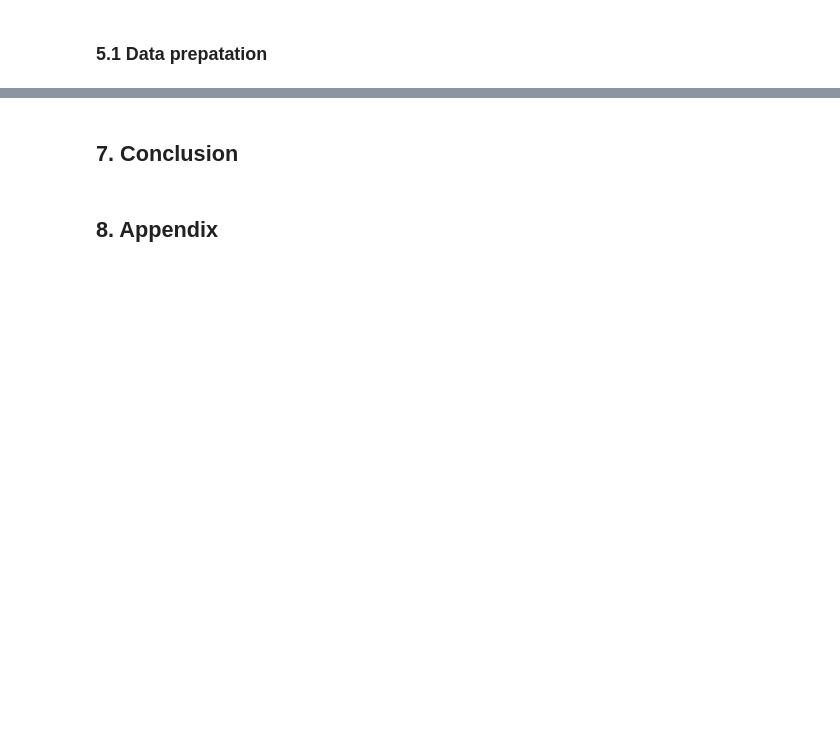
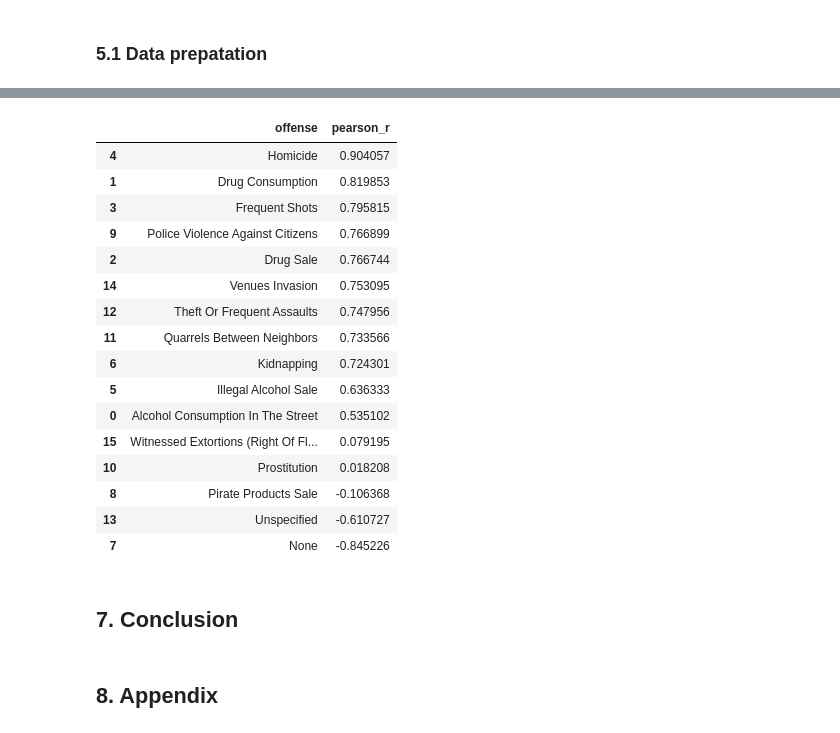
Before and after one commit to irenecelebrin/programming-for-data-analytics, a Jupyter notebook: project/project.ipynb, the cells around one changed output, grey strips where cells are left out. Drawn from its saved outputs; the diff is of its cells as text; code cells hidden in the pictures; blank space fills up the shorter version.

```diff
--- a/project/project.ipynb
+++ b/project/project.ipynb
@@ -1202,0 +1117,20 @@ Create table with correlation
+# %%
+# melt dataframe. see: https://pandas.pydata.org/docs/reference/api/pandas.melt.html
+# adapted from chatGPT: https://chatgpt.com/share/695ec1ec-953c-800f-b1a0-d23048c0219b
+
+year_cols = [str(y) for y in range(2011, 2026)]
+
+# rearragne dataframe with one row for each year
+depositions_long = pd.melt(
+    depositions,
+    id_vars=["indicator ID", "indicator", "offense", "offense type"],
+    value_vars=year_cols,
+    var_name="year",
+    value_name="value"
+)
+
+# change year to integers
+depositions_long["year"] = depositions_long["year"].astype(int)
+
+# preview new data
+depositions_long.head(5)
@@ -1202,0 +1284,4 @@ Create table with correlation
+# %%
+depositions_long["perceived insecurity"] = depositions_long["year"].map(national_insecurity)
+
+depositions_long.head(5)
@@ -1203,3 +1295,31 @@ Create table with correlation
+# %%
+correlations = (
+    depositions_long
+    .groupby("offense")
+    .apply(lambda x: x["value"].corr(x["perceived insecurity"]), include_groups=False)
+    .reset_index(name="pearson_r")
+)
+
+# see: https://pandas.pydata.org/docs/reference/api/pandas.DataFrame.sort_values.html
+correlations.sort_values(by=['pearson_r'], ascending = False)
+# %% [output]
+|  | offense | pearson_r |
+| 4 | Homicide | 0.904057 |
+| 1 | Drug Consumption | 0.819853 |
+| 3 | Frequent Shots | 0.795815 |
+| 9 | Police Violence Against Citizens | 0.766899 |
+| 2 | Drug Sale | 0.766744 |
+| 14 | Venues Invasion | 0.753095 |
+| 12 | Theft Or Frequent Assaults | 0.747956 |
+| 11 | Quarrels Between Neighbors | 0.733566 |
+| 6 | Kidnapping | 0.724301 |
+| 5 | Illegal Alcohol Sale | 0.636333 |
+| 0 | Alcohol Consumption In The Street | 0.535102 |
+| 15 | Witnessed Extortions (Right Of Fl... | 0.079195 |
+| 10 | Prostitution | 0.018208 |
+| 8 | Pirate Products Sale | -0.106368 |
+| 13 | Unspecified | -0.610727 |
+| 7 | None | -0.845226 |
 # %% [markdown]
 ## 7. Conclusion
 # %% [markdown]
```
Also changed, not shown: parts of 39 cells of this notebook.
